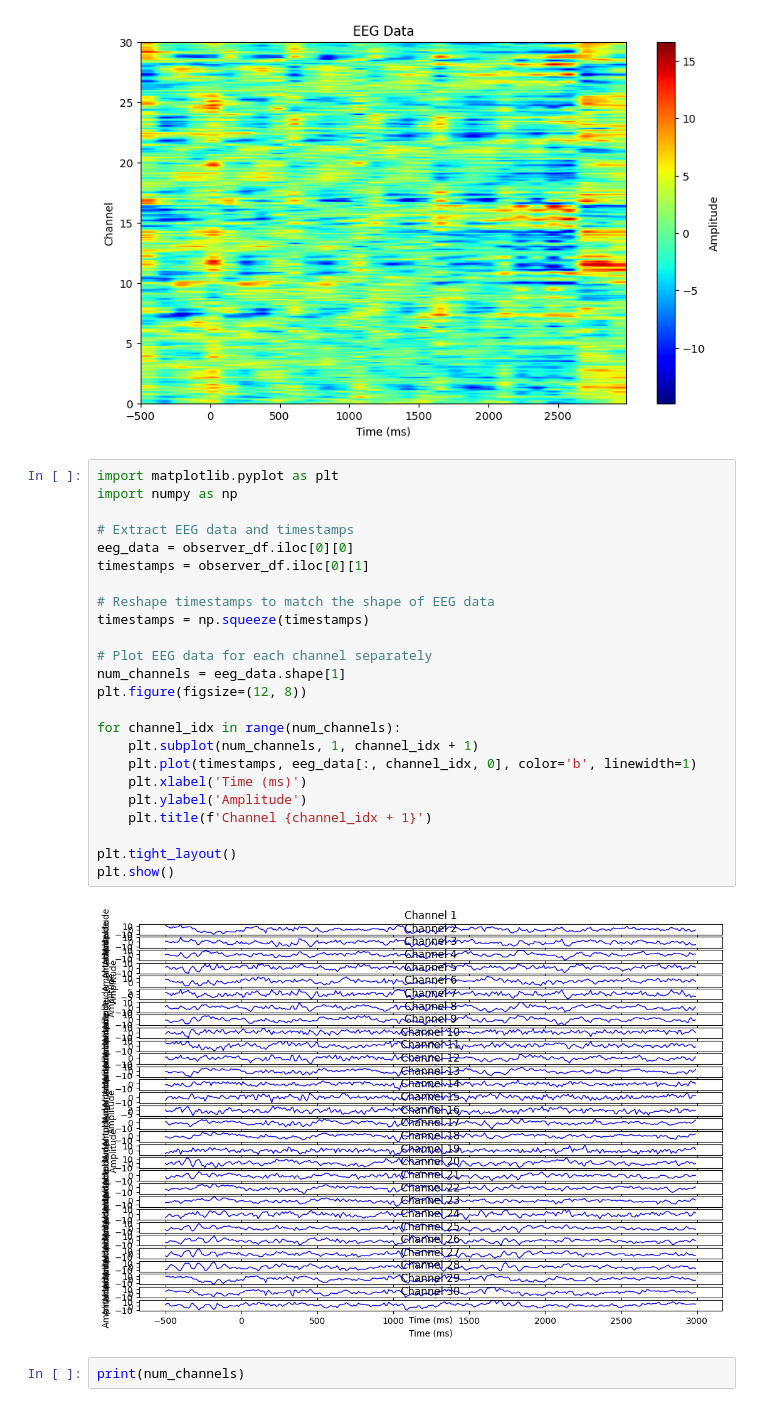
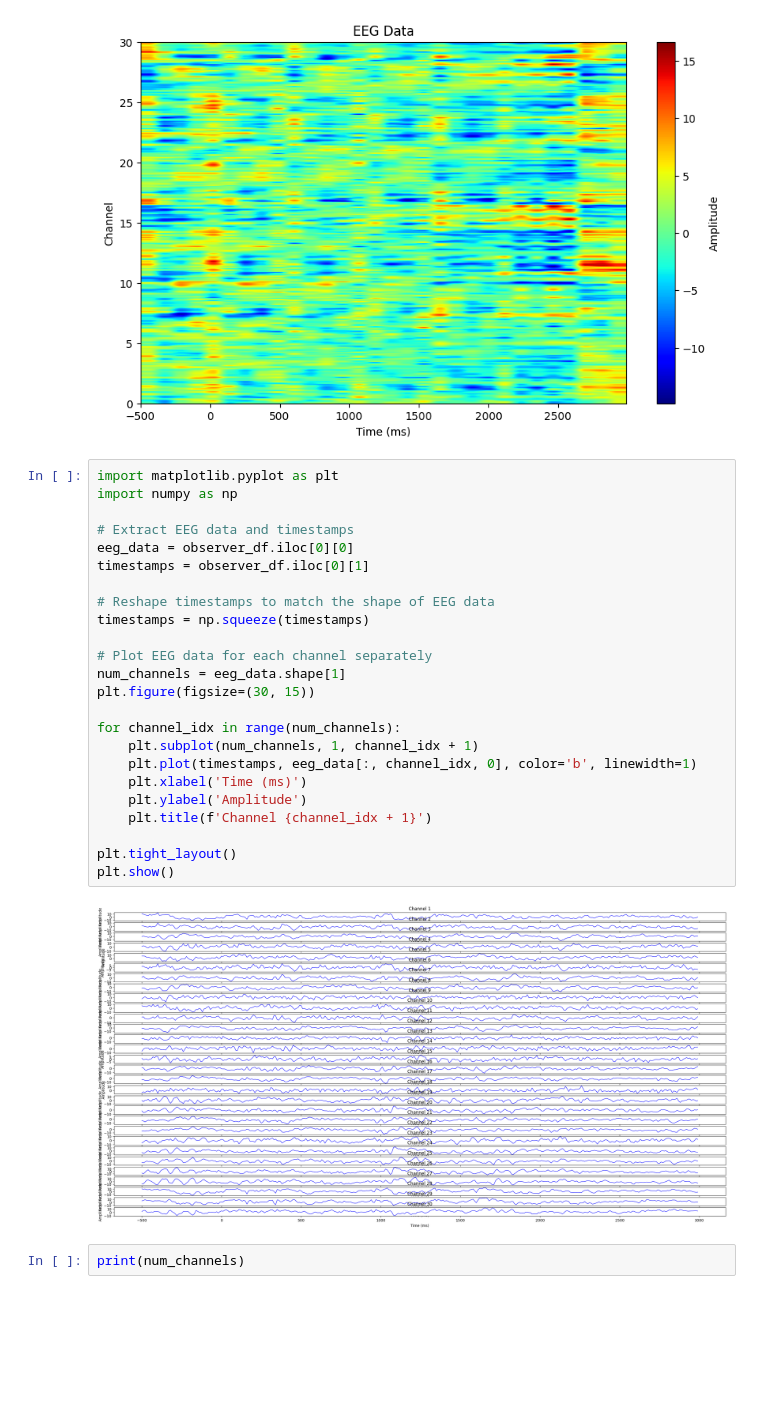
Before and after one commit to eldhosejoseph/thesis, a Jupyter notebook: thesis.ipynb, the cells around one changed output. Drawn from its saved outputs; the diff is of its cells as text; blank space fills up the shorter version.

```diff
--- a/thesis.ipynb
+++ b/thesis.ipynb
@@ -471,29 +471,29 @@ plt.show()
 # %%
 import matplotlib.pyplot as plt
 import numpy as np
 
 # Extract EEG data and timestamps
 eeg_data = observer_df.iloc[0][0]
 timestamps = observer_df.iloc[0][1]
 
 # Reshape timestamps to match the shape of EEG data
 timestamps = np.squeeze(timestamps)
 
 # Plot EEG data for each channel separately
 num_channels = eeg_data.shape[1]
-plt.figure(figsize=(12, 8))
+plt.figure(figsize=(30, 15))
 
 for channel_idx in range(num_channels):
     plt.subplot(num_channels, 1, channel_idx + 1)
     plt.plot(timestamps, eeg_data[:, channel_idx, 0], color='b', linewidth=1)
     plt.xlabel('Time (ms)')
     plt.ylabel('Amplitude')
     plt.title(f'Channel {channel_idx + 1}')
 
 plt.tight_layout()
 plt.show()
 # %% [output]
-[figure, old version]
+[figure, new version]
 # %%
 print(num_channels)
 # %% [output]
```
